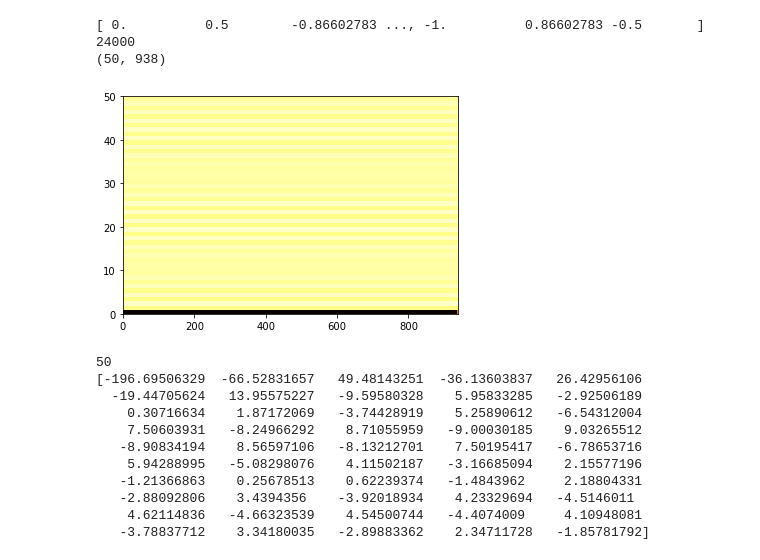
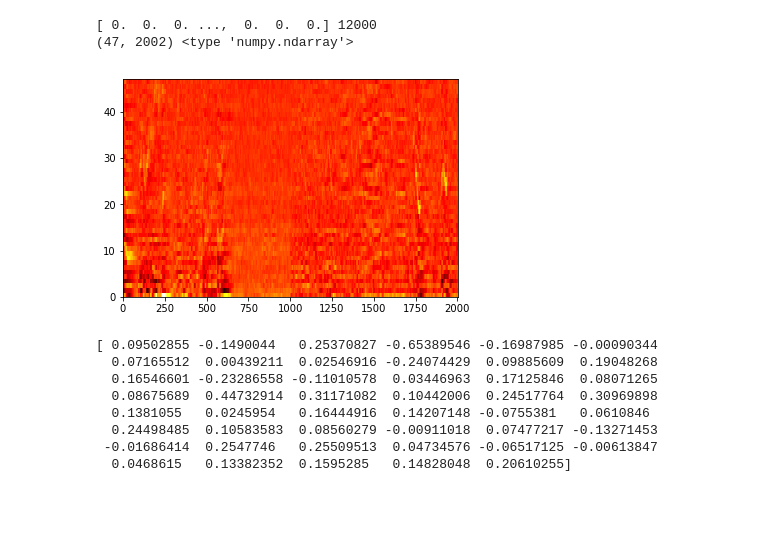
Before and after one commit to shashi-banger/python_dabble, a Jupyter notebook: librosa_mfcc_exp.ipynb, the cells around one changed output. Cells and saved outputs as stored; diff of their text form; code cells hidden in the pictures; blank space fills up the shorter version.

Commit message:
Adding more details like hop_length

```diff
--- a/librosa_mfcc_exp.ipynb
+++ b/librosa_mfcc_exp.ipynb
@@ -1,30 +1,35 @@
 # %%
 import librosa
 import numpy as np
 import matplotlib.pyplot as plt
 import scipy.io.wavfile as w
 
 #sr,x=w.read('o_o3.wav')
-x,sr=(librosa.core.load('o1.wav',sr=None))
-print x,sr
-mfccs = librosa.feature.mfcc(y=x, sr=24000, n_mfcc=50)
-print mfccs.shape
+x,sr=(librosa.core.load('GN00000439_0043426.wav',sr=None))
+print x*10,sr
+mfccs = librosa.feature.mfcc(y=x, sr=sr, n_fft=2048, n_mfcc=50, fmax=sr/2, hop_length=sr/100)
+#mfccs = (mfccs - np.mean(mfccs,0))/(np.std(mfccs,0) + 1e-6)
+#mfccs = (mfccs - np.mean(mfccs))/(np.std(mfccs) + 1e-6)
+mfccs = (mfccs - np.mean(mfccs))/(np.std(mfccs) + 1e-6)
+
+mfccs = mfccs[3:,:]
+
+print mfccs.shape, type(mfccs)
+#plt.plot(x*10)
 plt.pcolormesh(mfccs, cmap='hot')
 plt.show()
-print mfccs[:,0].size
+
+#print mfccs[:,0].size
 print mfccs[:,0]
 # %% [output]
-[ 0.          0.5        -0.86602783 ..., -1.          0.86602783 -0.5       ] 24000
-(50, 938)
+[ 0.  0.  0. ...,  0.  0.  0.] 12000
+(47, 2002) <type 'numpy.ndarray'>
-[figure, old version]
+[figure, new version]
-50
-[-196.69506329  -66.52831657   49.48143251  -36.13603837   26.42956106
-  -19.44705624   13.95575227   -9.59580328    5.95833285   -2.92506189
-    0.30716634    1.87172069   -3.74428919    5.25890612   -6.54312004
-    7.50603931   -8.24966292    8.71055959   -9.00030185    9.03265512
-   -8.90834194    8.56597106   -8.13212701    7.50195417   -6.78653716
-    5.94288995   -5.08298076    4.11502187   -3.16685094    2.15577196
-   -1.21366863    0.25678513    0.62239374   -1.4843962     2.18804331
-   -2.88092806    3.4394356    -3.92018934    4.23329694   -4.5146011
-    4.62114836   -4.66323539    4.54500744   -4.4074009     4.10948081
-   -3.78837712    3.34180035   -2.89883362    2.34711728   -1.85781792]
+[ 0.09502855 -0.1490044   0.25370827 -0.65389546 -0.16987985 -0.00090344
+  0.07165512  0.00439211  0.02546916 -0.24074429  0.09885609  0.19048268
+  0.16546601 -0.23286558 -0.11010578  0.03446963  0.17125846  0.08071265
+  0.08675689  0.44732914  0.31171082  0.10442006  0.24517764  0.30969898
+  0.1381055   0.0245954   0.16444916  0.14207148 -0.0755381   0.0610846
+  0.24498485  0.10583583  0.08560279 -0.00911018  0.07477217 -0.13271453
+ -0.01686414  0.2547746   0.25509513  0.04734576 -0.06517125 -0.00613847
+  0.0468615   0.13382352  0.1595285   0.14828048  0.20610255]
```
Also changed, not shown: parts of 2 cells of this notebook.
